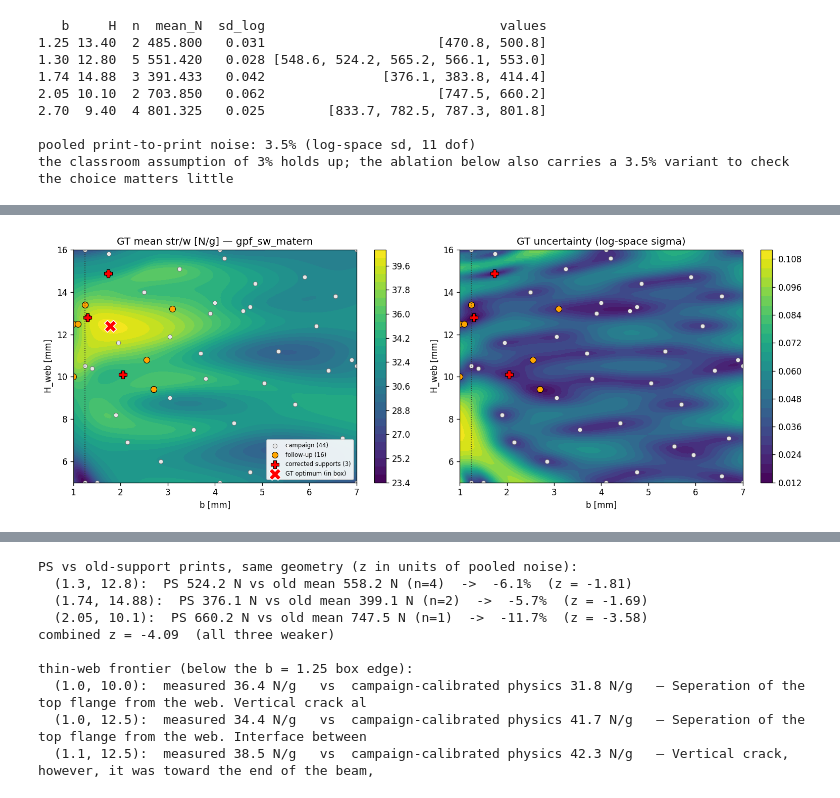
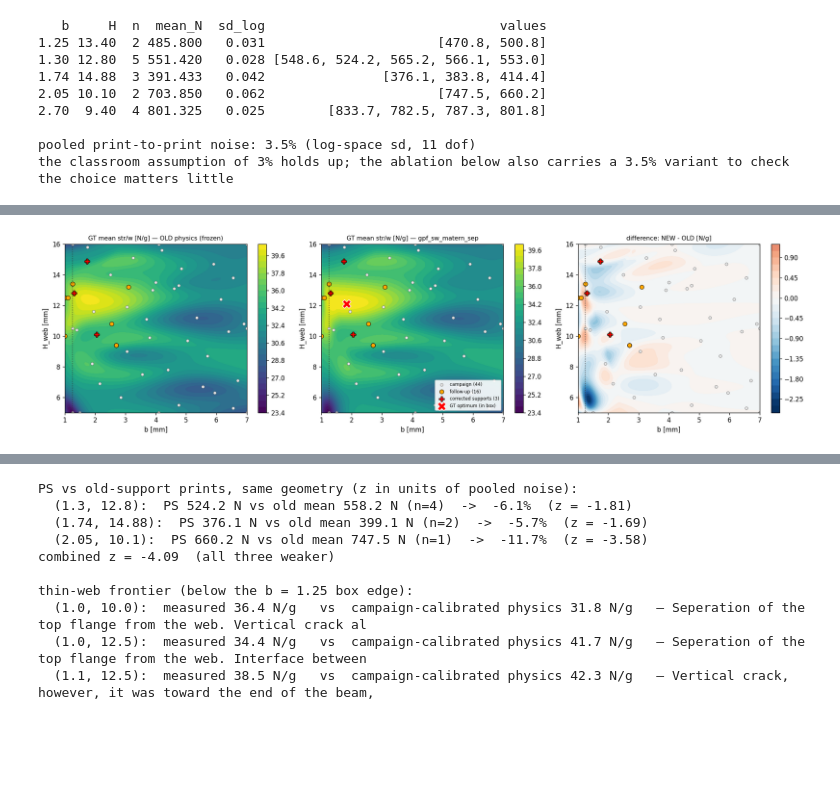
Before and after one commit to andrewvoss8-boop/core-me-data-science-activities-public, a Jupyter notebook: me323/Module1_drafts/ME323_Module1_GT_Selection_and_Noise_FACULTY.ipynb, the cells around one changed output, grey strips where cells are left out. Drawn from its saved outputs; the diff is of its cells as text; code cells hidden in the pictures; blank space fills up the shorter version.

```diff
--- a/me323/Module1_drafts/ME323_Module1_GT_Selection_and_Noise_FACULTY.ipynb
+++ b/me323/Module1_drafts/ME323_Module1_GT_Selection_and_Noise_FACULTY.ipynb
@@ -373,48 +533,60 @@ choice changes.
 # %%
-GT = BeamModel(**ZOO[winner.model]).fit(allt)
+GT_old = BeamModel(**ZOO["gpf_sw_matern"]).fit(allt)       # frozen incumbent
+GT_new = BeamModel(**ZOO[winner.model]).fit(allt)          # challenger
 
 bg = np.linspace(1.0, B_HI, 124); Hg = np.linspace(H_LO, H_HI, 111)
 BB, HH = np.meshgrid(bg, Hg)
-_, SWf, SIGf = GT.predict(BB.ravel(), HH.ravel(), return_std=True)
-SW, SIG = SWf.reshape(BB.shape), SIGf.reshape(BB.shape)
 
-SW_box = np.where(BB >= B_LO, SW, -np.inf)
-io = np.unravel_index(np.argmax(SW_box), SW.shape)
-io_all = np.unravel_index(np.argmax(SW), SW.shape)
-print(f"GT optimum inside the student box: {SW[io]:.2f} N/g at ({BB[io]:.2f}, {HH[io]:.2f})")
-print(f"GT optimum extended to b = 1.0:    {SW[io_all]:.2f} N/g at ({BB[io_all]:.2f}, {HH[io_all]:.2f})")
+def surf(GT):
+    _, SWf, SIGf = GT.predict(BB.ravel(), HH.ravel(), return_std=True)
+    return SWf.reshape(BB.shape), SIGf.reshape(BB.shape)
 
-print("\nGT means at the two frozen class designs (values hardcoded in the "
-      "student notebooks / ground_truth.py):")
-# the GP beam's display coordinates (1.44, 13.39) are rounded; the frozen value
-# was computed at the exact Pre-lab 2 grid point, so query that
+SW_o, SIG_o = surf(GT_old)
+SW, SIG = surf(GT_new)
+
+def optimum(SW):
+    io = np.unravel_index(np.argmax(np.where(BB >= B_LO, SW, -np.inf)), SW.shape)
+    return SW[io], BB[io], HH[io], io
+
+for lbl, S in [("OLD physics (frozen GT)", SW_o), ("NEW physics (challenger)", SW)]:
+    v, bo, ho, _ = optimum(S)
+    print(f"GT optimum inside the student box, {lbl:24s}: {v:.2f} N/g at ({bo:.2f}, {ho:.2f})")
+_, _, _, io = optimum(SW)
+
+print("\nWhat re-freezing would move — GT means at the two frozen class designs:")
 bg60, Hg60 = np.linspace(B_LO, B_HI, 60), np.linspace(H_LO, H_HI, 60)
 b_gp = bg60[np.argmin(np.abs(bg60 - 1.44))]; H_gp = Hg60[np.argmin(np.abs(Hg60 - 13.39))]
+print(f"{'design':16s} {'frozen':>16s} {'OLD refit':>16s} {'NEW (challenger)':>18s}")
 for (bq, Hq), label, frz_sw, frz_N in [((1.25, 13.40), "equation beam", 37.64, 483.0),
                                        ((b_gp, H_gp),  "GP beam",       38.12, 509.7)]:
-    s, sw = GT.predict([bq], [Hq])
-    print(f"  {label} ({bq:.4f}, {Hq:.4f}):  GT {sw[0]:.2f} N/g / {s[0]:.1f} N   "
-          f"(frozen: {frz_sw} / {frz_N})")
-print(f"  (the ~0.5 N gap on the GP beam is freezing-step bookkeeping: "
-      f"509.7 N = 38.12 N/g x mass at the rounded display coords "
-      f"({mass_g(1.44, 13.39):.4f} g) = {38.12*mass_g(1.44, 13.39):.1f} N; "
-      f"the model values match)")
+    so, swo = GT_old.predict([bq], [Hq])
+    sn, swn = GT_new.predict([bq], [Hq])
+    print(f"{label:16s} {frz_sw:7.2f} N/g     {swo[0]:7.2f} N/g      {swn[0]:7.2f} N/g")
+    print(f"{'':16s} {frz_N:7.1f} N       {so[0]:7.1f} N        {sn[0]:7.1f} N"
+          f"   ({100*(sn[0]-so[0])/so[0]:+.1f}% vs refit)")
+print("\n(the OLD-refit column reproduces the frozen record, confirming the pipeline;\n"
+      " the NEW column is what adopting the shear model would require re-freezing.)")
 
-fig, ax = plt.subplots(1, 2, figsize=(13, 4.8))
-for a, Z, ttl in [(ax[0], SW, f"GT mean str/w [N/g] — {winner.model}"),
-                  (ax[1], SIG, "GT uncertainty (log-space sigma)")]:
-    cf = a.contourf(BB, HH, Z, levels=30, cmap="viridis")
+fig, ax = plt.subplots(1, 3, figsize=(17, 4.6))
+for a, Z, ttl in [(ax[0], SW_o, "GT mean str/w [N/g] — OLD physics (frozen)"),
+                  (ax[1], SW, f"GT mean str/w [N/g] — {winner.model}"),
+                  (ax[2], SW - SW_o, "difference: NEW - OLD [N/g]")]:
+    cmap = "RdBu_r" if "difference" in ttl else "viridis"
+    kw = dict(levels=30, cmap=cmap)
+    if "difference" in ttl:
+        m = np.abs(SW - SW_o).max(); kw.update(vmin=-m, vmax=m)
+    cf = a.contourf(BB, HH, Z, **kw)
     plt.colorbar(cf, ax=a)
     old = allt[allt.source == "campaign"]; new = allt[allt.source == "followup"]
-    a.scatter(old.b, old.H, s=26, c="0.9", edgecolor="0.4", lw=0.5, label="campaign (44)")
-    a.scatter(new[new.tag != "PS"].b, new[new.tag != "PS"].H, s=52, c="orange",
+    a.scatter(old.b, old.H, s=20, c="0.9", edgecolor="0.4", lw=0.5, label="campaign (44)")
+    a.scatter(new[new.tag != "PS"].b, new[new.tag != "PS"].H, s=44, c="orange",
               edgecolor="k", lw=0.6, label="follow-up (16)")
-    a.scatter(new[new.tag == "PS"].b, new[new.tag == "PS"].H, s=100, marker="P",
+    a.scatter(new[new.tag == "PS"].b, new[new.tag == "PS"].H, s=80, marker="P",
               c="red", edgecolor="k", lw=0.7, label="corrected supports (3)")
     a.axvline(B_LO, color="0.2", ls=":", lw=1)
-    a.set_xlabel("b [mm]"); a.set_ylabel("H_web [mm]"); a.set_title(ttl)
-ax[0].scatter([BB[io]], [HH[io]], marker="X", s=200, c="red", edgecolor="w",
+    a.set_xlabel("b [mm]"); a.set_ylabel("H_web [mm]"); a.set_title(ttl, fontsize=9.5)
+ax[1].scatter([BB[io]], [HH[io]], marker="X", s=180, c="red", edgecolor="w",
               zorder=5, label="GT optimum (in box)")
-ax[0].legend(fontsize=7, loc="lower right", framealpha=0.9)
+ax[1].legend(fontsize=7, loc="lower right", framealpha=0.9)
 plt.tight_layout(); plt.show()
 # %% [output]
@@ -428,4 +605,4 @@ GT means at the two frozen class designs (values hardcoded in the student notebo
-[figure, old version]
+[figure, new version]
 # %% [markdown]
 ## 5. Caveats that should travel with this model
 
```
Also changed, not shown: parts of 9 cells of this notebook, 1 other file.
